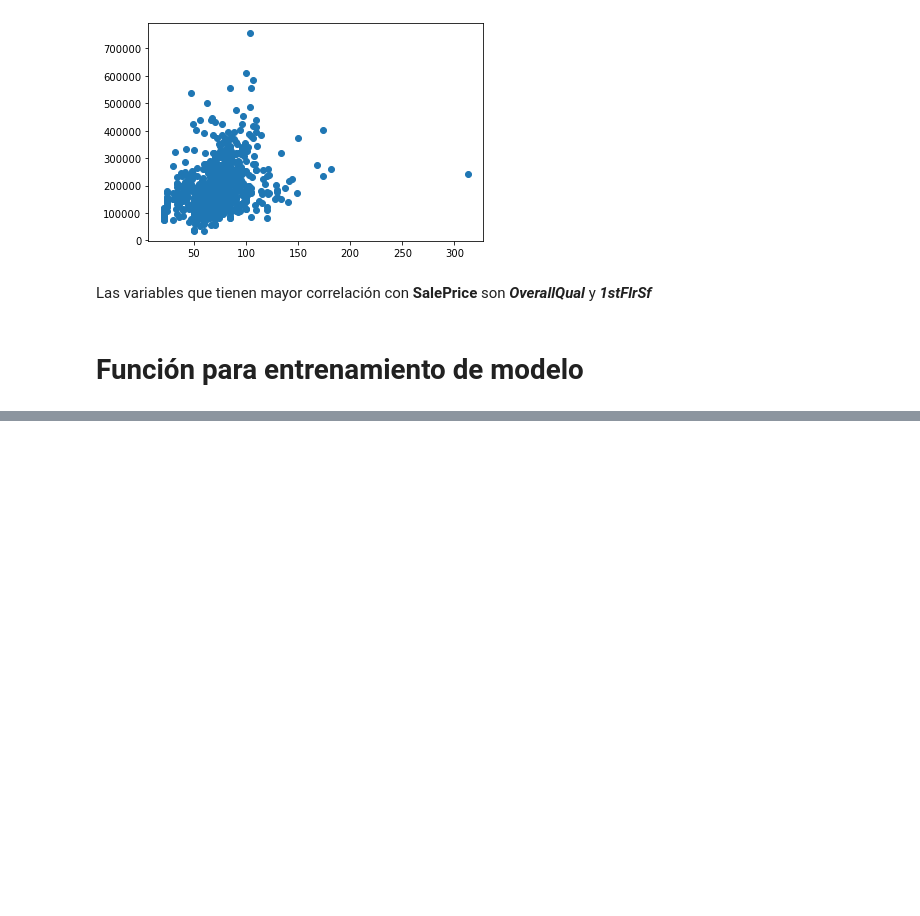
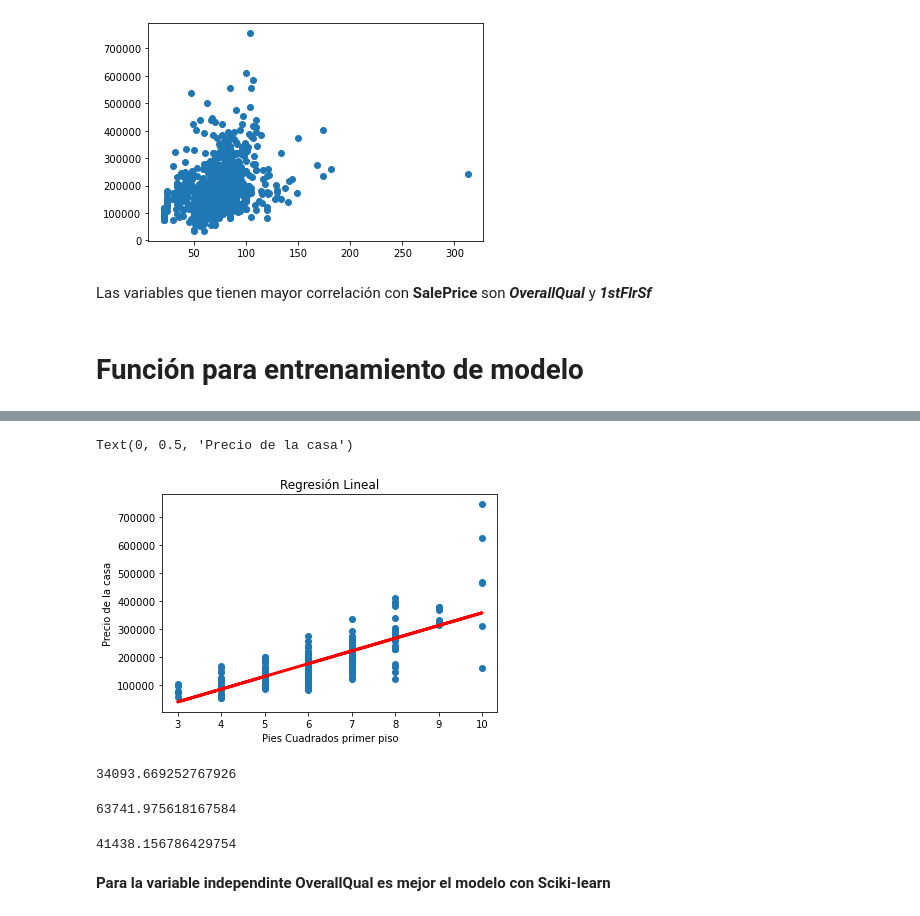
Before and after one commit to Jsolares17/Tareas_Python_Ciencia_Datos, a Jupyter notebook: ProyectoFinal.ipynb, the cells around one changed output, grey strips where cells are left out. Saved outputs shown, nothing was run; the diff lists cells and outputs as text; code cells hidden in the pictures; blank space fills up the shorter version.

```diff
--- a/ProyectoFinal.ipynb
+++ b/ProyectoFinal.ipynb
@@ -310,0 +364,9 @@ plt.show()
+# %%
+plt.scatter(x_test,y_test)
+plt.plot(x_test,y2_pred_sk,color='red', linewidth=3)
+plt.title('Regresión Lineal')
+plt.xlabel('Pies Cuadrados primer piso')
+plt.ylabel('Precio de la casa')
+# %% [output]
+Text(0, 0.5, 'Precio de la casa')
+[figure, added]
@@ -310,0 +379,20 @@ plt.show()
+# %%
+#Error de las predicciones del modelo con sciki-learn
+err = y_test - y1_pred_sk
+np.mean(abs(err))
+# %% [output]
+34093.669252767926
+# %%
+#Error de las predicciones del modelo entrenado manualmente
+err = y_test - y1_pred_m
+np.mean(abs(err))
+# %% [output]
+63741.975618167584
+# %%
+#Error de las prediciones obtenidas del promedio de ambos modelos
+err = y_test - Promedio
+np.mean(abs(err))
+# %% [output]
+41438.156786429754
+# %% [markdown]
+**Para la variable independinte OverallQual es mejor el modelo con Sciki-learn**
```
Also changed, not shown: parts of 50 cells of this notebook.
